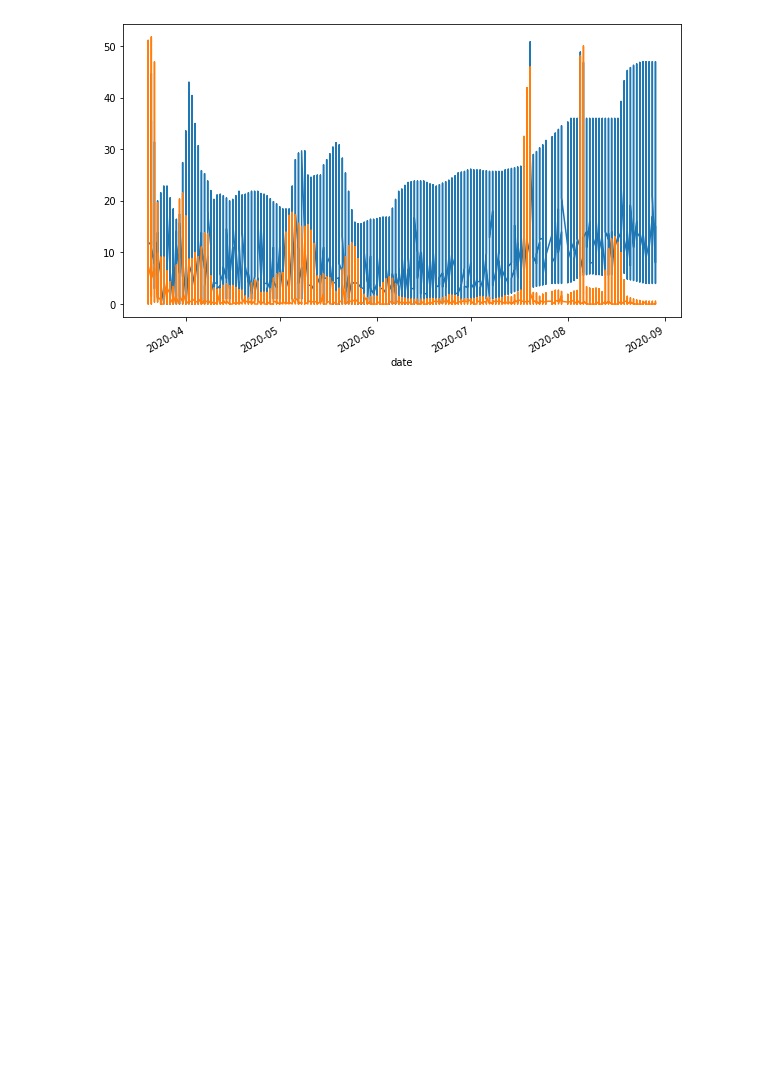
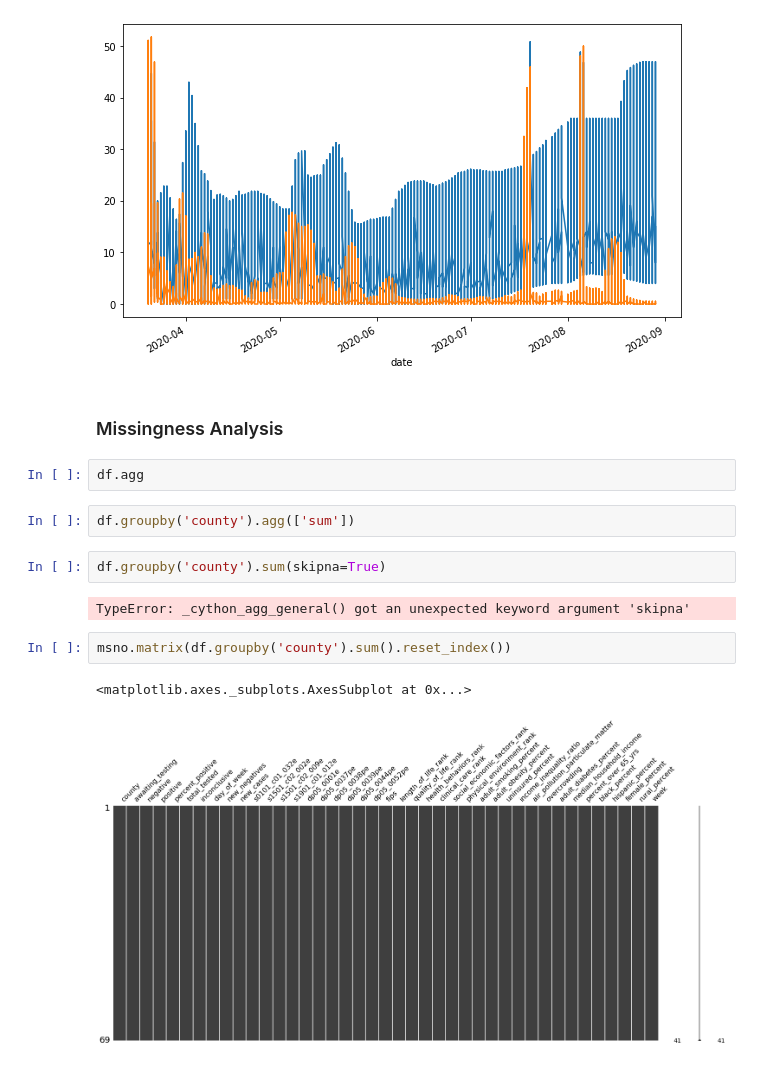
Before and after one commit to chacreton190/COVID-19-Project, a Jupyter notebook: Code/Data Analysis 9-24-20.ipynb, the cells around one changed output. Cells and saved outputs as stored; diff of their text form; blank space fills up the shorter version.

```diff
--- a/Code/Data Analysis 9-24-20.ipynb
+++ b/Code/Data Analysis 9-24-20.ipynb
@@ -439,3 +499,18 @@ rolstd.plot()
 # %% [output]
 <matplotlib.axes._subplots.AxesSubplot at 0x...>
 [figure]
+# %% [markdown]
+### Missingness Analysis
+# %%
+df.agg
+# %%
+df.groupby('county').agg(['sum'])
+# %%
+df.groupby('county').sum(skipna=True)
+# %% [output]
+TypeError: _cython_agg_general() got an unexpected keyword argument 'skipna'
+# %%
+msno.matrix(df.groupby('county').sum().reset_index())
+# %% [output]
+<matplotlib.axes._subplots.AxesSubplot at 0x...>
+[figure, added]
```
Also changed, not shown: parts of 9 cells of this notebook, 37 other files.
